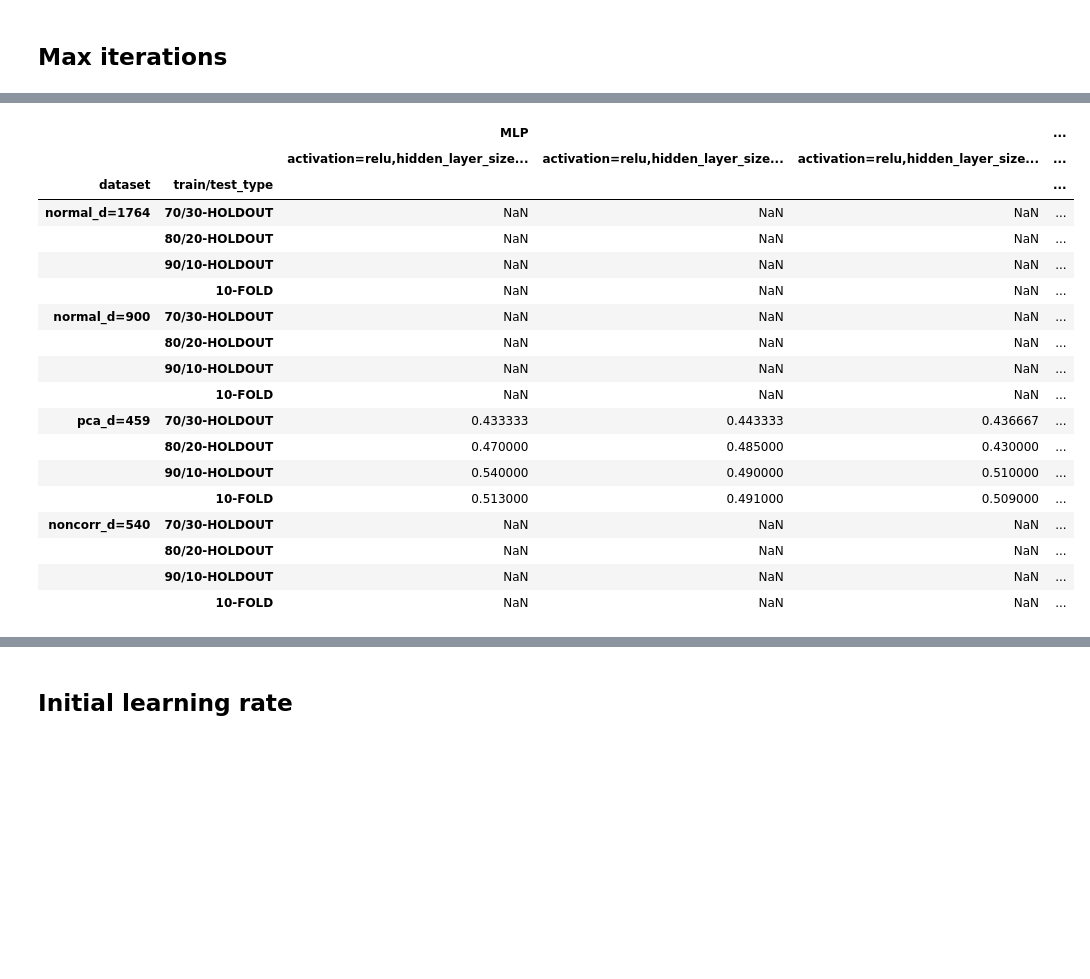
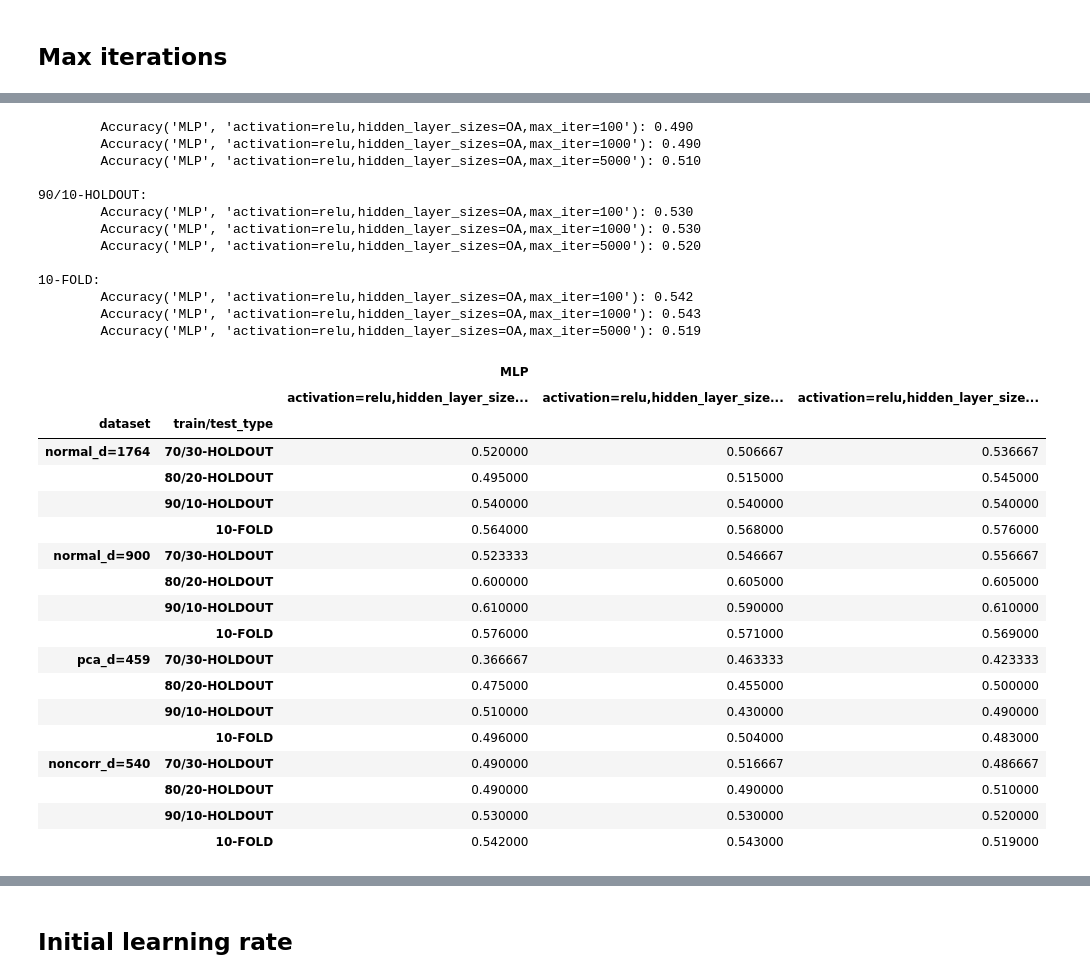
Before and after one commit to BrunoRammon/gato-cachorro_classificacao_de_racas, a Jupyter notebook: train_validate_models.ipynb, the cells around one changed output, grey strips where cells are left out. Cells and saved outputs as stored; diff of their text form; code cells hidden in the pictures; blank space fills up the shorter version.

Commit message:
added training and validation notebook

```diff
--- a/train_validate_models.ipynb
+++ b/train_validate_models.ipynb
@@ -811,7 +813,7 @@ df_acc_mlp_hls.describe()
 # %% [markdown]
 ## Max iterations
 # %%
-params = {'activation':['relu'],'hidden_layer_sizes':['A'],
+params = {'activation':['relu'],'hidden_layer_sizes':['OA'],
           'max_iter':[100,1000,5000]}
 df_acc_mlp_it = df_accuracies(X_all,y_all,names_datasets,scalers,classifier,
               hyperparams=params,verbose=True)
@@ -837,21 +839,34 @@ df_acc_mlp_it
+        Accuracy('MLP', 'activation=relu,hidden_layer_sizes=OA,max_iter=100'): 0.490
+        Accuracy('MLP', 'activation=relu,hidden_layer_sizes=OA,max_iter=1000'): 0.490
+        Accuracy('MLP', 'activation=relu,hidden_layer_sizes=OA,max_iter=5000'): 0.510
+
+90/10-HOLDOUT:
+        Accuracy('MLP', 'activation=relu,hidden_layer_sizes=OA,max_iter=100'): 0.530
+        Accuracy('MLP', 'activation=relu,hidden_layer_sizes=OA,max_iter=1000'): 0.530
+        Accuracy('MLP', 'activation=relu,hidden_layer_sizes=OA,max_iter=5000'): 0.520
+
+10-FOLD:
+        Accuracy('MLP', 'activation=relu,hidden_layer_sizes=OA,max_iter=100'): 0.542
+        Accuracy('MLP', 'activation=relu,hidden_layer_sizes=OA,max_iter=1000'): 0.543
+        Accuracy('MLP', 'activation=relu,hidden_layer_sizes=OA,max_iter=5000'): 0.519
-|  |  | MLP |  |  | ... |
-|  |  | activation=relu,hidden_layer_size... | activation=relu,hidden_layer_size... | activation=relu,hidden_layer_size... | ... |
-| dataset | train/test_type |  |  |  | ... |
-| normal_d=1764 | 70/30-HOLDOUT | NaN | NaN | NaN | ... |
-|  | 80/20-HOLDOUT | NaN | NaN | NaN | ... |
-|  | 90/10-HOLDOUT | NaN | NaN | NaN | ... |
-|  | 10-FOLD | NaN | NaN | NaN | ... |
-| normal_d=900 | 70/30-HOLDOUT | NaN | NaN | NaN | ... |
-|  | 80/20-HOLDOUT | NaN | NaN | NaN | ... |
-|  | 90/10-HOLDOUT | NaN | NaN | NaN | ... |
-|  | 10-FOLD | NaN | NaN | NaN | ... |
-| pca_d=459 | 70/30-HOLDOUT | 0.433333 | 0.443333 | 0.436667 | ... |
-|  | 80/20-HOLDOUT | 0.470000 | 0.485000 | 0.430000 | ... |
-|  | 90/10-HOLDOUT | 0.540000 | 0.490000 | 0.510000 | ... |
-|  | 10-FOLD | 0.513000 | 0.491000 | 0.509000 | ... |
-| noncorr_d=540 | 70/30-HOLDOUT | NaN | NaN | NaN | ... |
-|  | 80/20-HOLDOUT | NaN | NaN | NaN | ... |
-|  | 90/10-HOLDOUT | NaN | NaN | NaN | ... |
-|  | 10-FOLD | NaN | NaN | NaN | ... |
+|  |  | MLP |  |  |
+|  |  | activation=relu,hidden_layer_size... | activation=relu,hidden_layer_size... | activation=relu,hidden_layer_size... |
+| dataset | train/test_type |  |  |  |
+| normal_d=1764 | 70/30-HOLDOUT | 0.520000 | 0.506667 | 0.536667 |
+|  | 80/20-HOLDOUT | 0.495000 | 0.515000 | 0.545000 |
+|  | 90/10-HOLDOUT | 0.540000 | 0.540000 | 0.540000 |
+|  | 10-FOLD | 0.564000 | 0.568000 | 0.576000 |
+| normal_d=900 | 70/30-HOLDOUT | 0.523333 | 0.546667 | 0.556667 |
+|  | 80/20-HOLDOUT | 0.600000 | 0.605000 | 0.605000 |
+|  | 90/10-HOLDOUT | 0.610000 | 0.590000 | 0.610000 |
+|  | 10-FOLD | 0.576000 | 0.571000 | 0.569000 |
+| pca_d=459 | 70/30-HOLDOUT | 0.366667 | 0.463333 | 0.423333 |
+|  | 80/20-HOLDOUT | 0.475000 | 0.455000 | 0.500000 |
+|  | 90/10-HOLDOUT | 0.510000 | 0.430000 | 0.490000 |
+|  | 10-FOLD | 0.496000 | 0.504000 | 0.483000 |
+| noncorr_d=540 | 70/30-HOLDOUT | 0.490000 | 0.516667 | 0.486667 |
+|  | 80/20-HOLDOUT | 0.490000 | 0.490000 | 0.510000 |
+|  | 90/10-HOLDOUT | 0.530000 | 0.530000 | 0.520000 |
+|  | 10-FOLD | 0.542000 | 0.543000 | 0.519000 |
 # %%
 df_acc_mlp_it.to_csv(path_to_accuracies+f'{classifier.name}_it_accuracies.csv',index=True)
```
Also changed, not shown: parts of 32 cells of this notebook, 11 other files.
